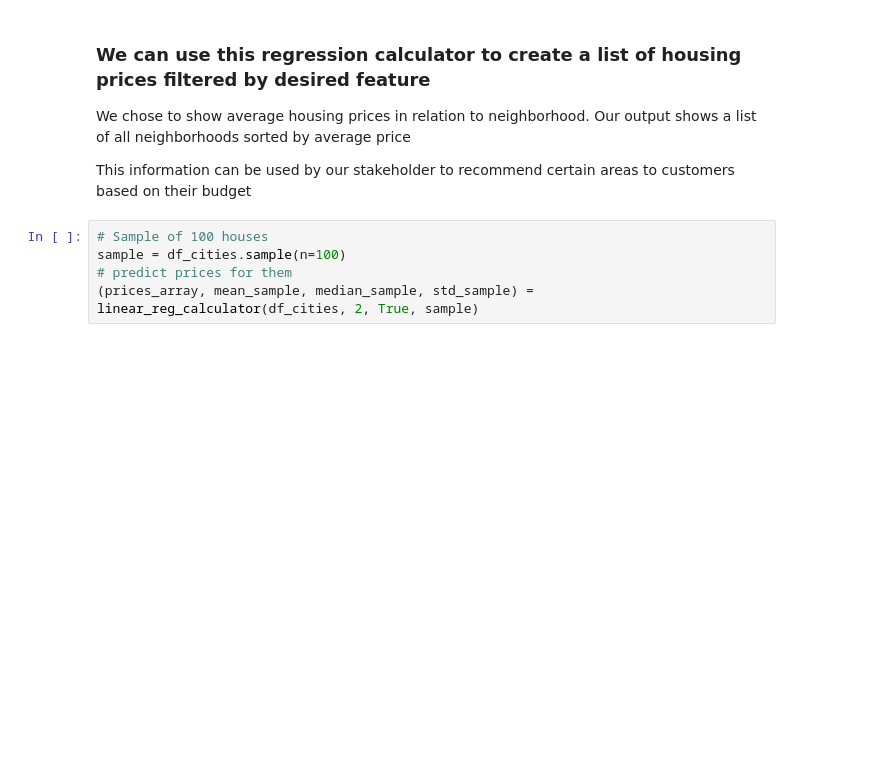
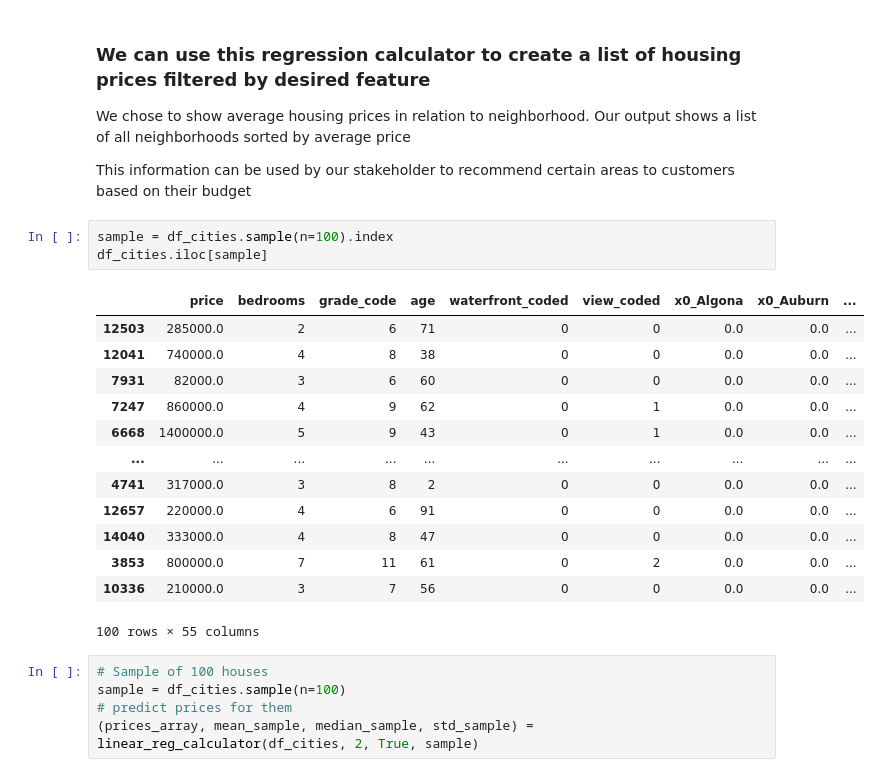
Before and after one commit to hannah-schurman/dsc-phase2-project, a Jupyter notebook: housing_sales_modeling.ipynb, the cells around one changed output. Cells and saved outputs as stored; diff of their text form; blank space fills up the shorter version.

```diff
--- a/housing_sales_modeling.ipynb
+++ b/housing_sales_modeling.ipynb
@@ -1215,6 +1239,23 @@ plt.savefig("./images/PricevsPredict_scatterv3.png")
 We chose to show average housing prices in relation to neighborhood. Our output shows a list of all neighborhoods sorted by average price
 
 This information can be used by our stakeholder to recommend certain areas to customers based on their budget
+# %%
+sample = df_cities.sample(n=100).index
+df_cities.iloc[sample]
+# %% [output]
+|  | price | bedrooms | grade_code | age | waterfront_coded | view_coded | x0_Algona | x0_Auburn | ... |
+| 12503 | 285000.0 | 2 | 6 | 71 | 0 | 0 | 0.0 | 0.0 | ... |
+| 12041 | 740000.0 | 4 | 8 | 38 | 0 | 0 | 0.0 | 0.0 | ... |
+| 7931 | 82000.0 | 3 | 6 | 60 | 0 | 0 | 0.0 | 0.0 | ... |
+| 7247 | 860000.0 | 4 | 9 | 62 | 0 | 1 | 0.0 | 0.0 | ... |
+| 6668 | 1400000.0 | 5 | 9 | 43 | 0 | 1 | 0.0 | 0.0 | ... |
+| ... | ... | ... | ... | ... | ... | ... | ... | ... | ... |
+| 4741 | 317000.0 | 3 | 8 | 2 | 0 | 0 | 0.0 | 0.0 | ... |
+| 12657 | 220000.0 | 4 | 6 | 91 | 0 | 0 | 0.0 | 0.0 | ... |
+| 14040 | 333000.0 | 4 | 8 | 47 | 0 | 0 | 0.0 | 0.0 | ... |
+| 3853 | 800000.0 | 7 | 11 | 61 | 0 | 2 | 0.0 | 0.0 | ... |
+| 10336 | 210000.0 | 3 | 7 | 56 | 0 | 0 | 0.0 | 0.0 | ... |
+100 rows × 55 columns
 # %%
 # Sample of 100 houses
 sample = df_cities.sample(n=100)
```
Also changed, not shown: parts of 3 cells of this notebook.
